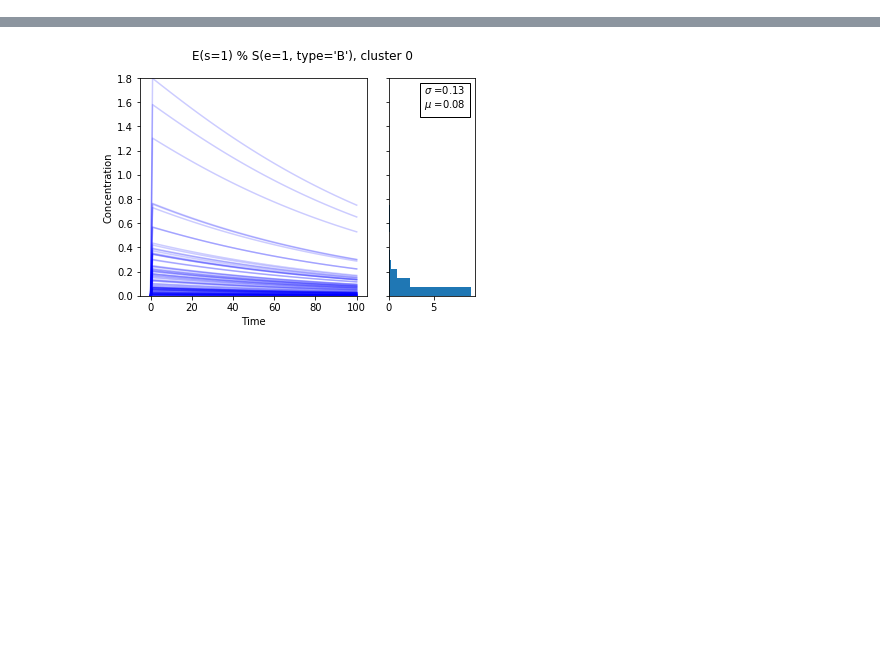
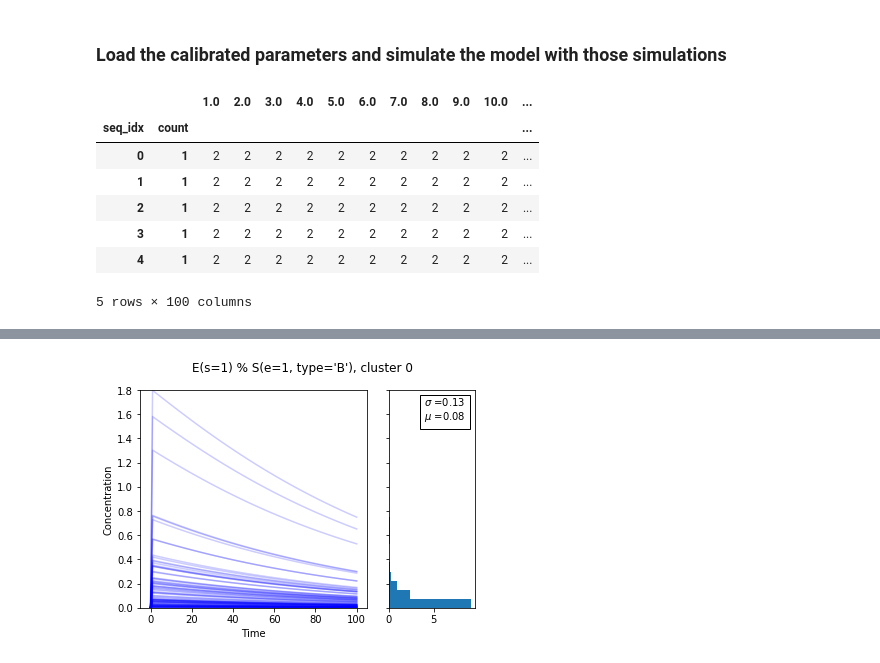
Before and after one commit to LoLab-MSM/pydyno, a Jupyter notebook: tropical/examples/double_enzymatic/double_enzymatic_analysis.ipynb, the cells around one changed output, grey strips where cells are left out. Drawn from its saved outputs; the diff is of its cells as text; code cells hidden in the pictures; blank space fills up the shorter version.

```diff
--- a/tropical/examples/double_enzymatic/double_enzymatic_analysis.ipynb
+++ b/tropical/examples/double_enzymatic/double_enzymatic_analysis.ipynb
@@ -6,6 +9,8 @@ from tropical.sequence_analysis import Sequences
 from pysb.simulator import ScipyOdeSimulator
 import numpy as np
 from mm_two_paths_model import model
+# %% [markdown]
+### Load the calibrated parameters and simulate the model with those simulations
 # %%
 pars = np.load('calibrated_pars.npy')
 tspan = np.linspace(0, 100, 101)
@@ -17,4 +22,15 @@ dp = DomPath(model=model, simulations='sims_100.h5', type_analysis='production',
 signs, paths = dp.get_path_signatures(cpu_cores=1, verbose=True)
+# %%
+signs.sequences.head()
+# %% [output]
+|  |  | 1.0 | 2.0 | 3.0 | 4.0 | 5.0 | 6.0 | 7.0 | 8.0 | 9.0 | 10.0 | ... |
+| seq_idx | count |  |  |  |  |  |  |  |  |  |  | ... |
+| 0 | 1 | 2 | 2 | 2 | 2 | 2 | 2 | 2 | 2 | 2 | 2 | ... |
+| 1 | 1 | 2 | 2 | 2 | 2 | 2 | 2 | 2 | 2 | 2 | 2 | ... |
+| 2 | 1 | 2 | 2 | 2 | 2 | 2 | 2 | 2 | 2 | 2 | 2 | ... |
+| 3 | 1 | 2 | 2 | 2 | 2 | 2 | 2 | 2 | 2 | 2 | 2 | ... |
+| 4 | 1 | 2 | 2 | 2 | 2 | 2 | 2 | 2 | 2 | 2 | 2 | ... |
+5 rows × 100 columns
 # %%
 signs.dissimilarity_matrix(n_jobs=4)
 signs.silhouette_score_agglomerative_range(4)
```
Also changed, not shown: parts of 9 cells of this notebook, 5 other files.
